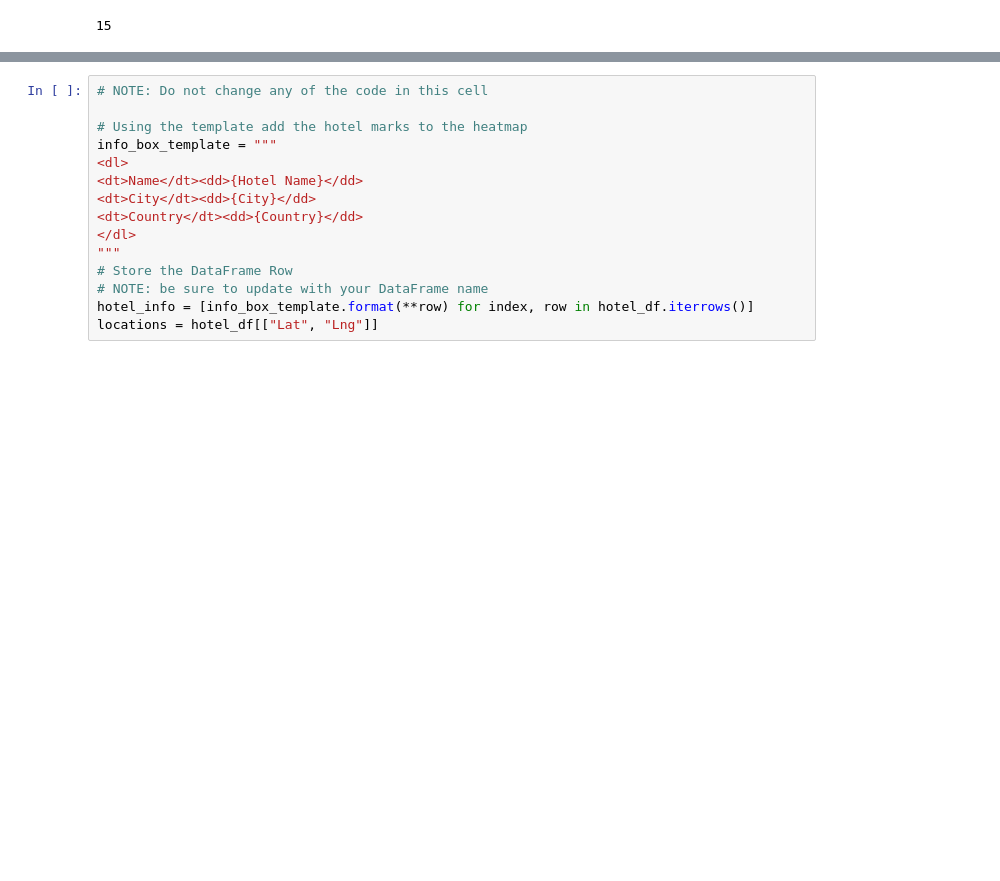
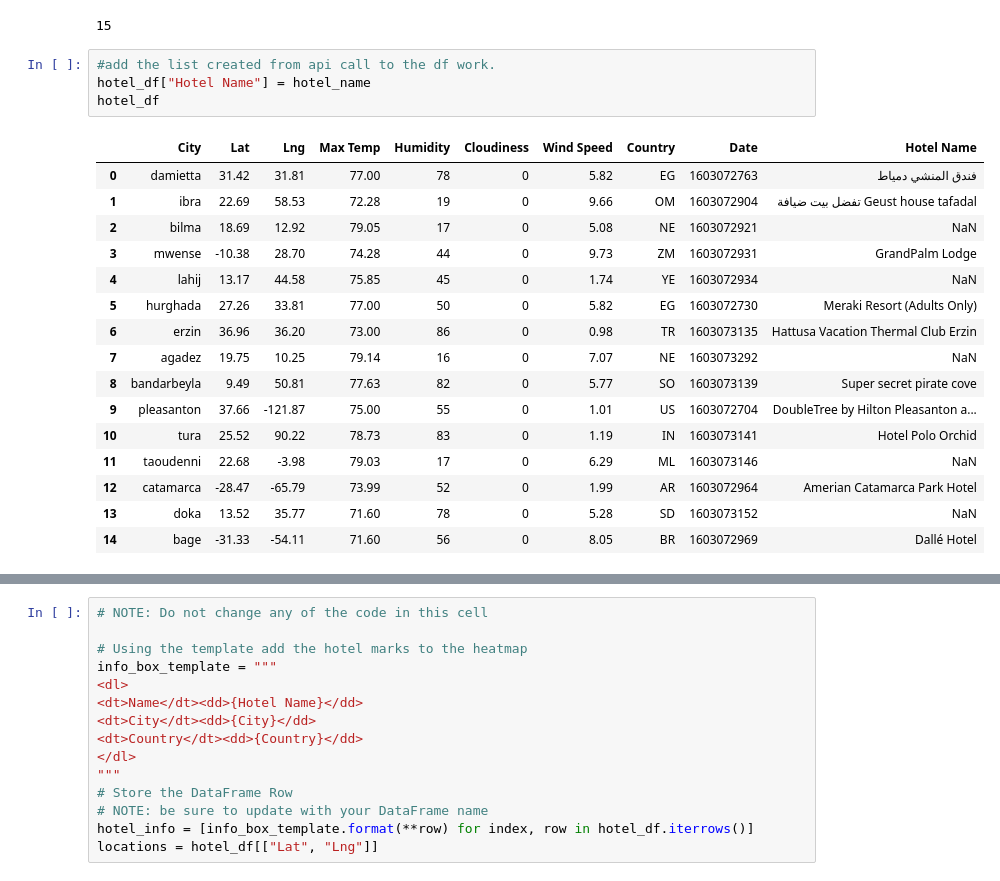
Before and after one commit to saronraut/python-api-challenge, a Jupyter notebook: Instructions/starter_code/VacationPy.ipynb, the cells around one changed output, grey strips where cells are left out. Cells and saved outputs as stored; diff of their text form; blank space fills up the shorter version.

Commit message:
all vacation codes restored

```diff
--- a/Instructions/starter_code/VacationPy.ipynb
+++ b/Instructions/starter_code/VacationPy.ipynb
@@ -207,3 +207,24 @@ for index, row in hotel_df.iterrows():
 len(hotel_name)
 # %% [output]
 15
+# %%
+#add the list created from api call to the df work.
+hotel_df["Hotel Name"] = hotel_name
+hotel_df
+# %% [output]
+|  | City | Lat | Lng | Max Temp | Humidity | Cloudiness | Wind Speed | Country | Date | Hotel Name |
+| 0 | damietta | 31.42 | 31.81 | 77.00 | 78 | 0 | 5.82 | EG | 1603072763 | فندق المنشي دمياط |
+| 1 | ibra | 22.69 | 58.53 | 72.28 | 19 | 0 | 9.66 | OM | 1603072904 | تفضل بيت ضيافة Geust house tafadal |
+| 2 | bilma | 18.69 | 12.92 | 79.05 | 17 | 0 | 5.08 | NE | 1603072921 | NaN |
+| 3 | mwense | -10.38 | 28.70 | 74.28 | 44 | 0 | 9.73 | ZM | 1603072931 | GrandPalm Lodge |
+| 4 | lahij | 13.17 | 44.58 | 75.85 | 45 | 0 | 1.74 | YE | 1603072934 | NaN |
+| 5 | hurghada | 27.26 | 33.81 | 77.00 | 50 | 0 | 5.82 | EG | 1603072730 | Meraki Resort (Adults Only) |
+| 6 | erzin | 36.96 | 36.20 | 73.00 | 86 | 0 | 0.98 | TR | 1603073135 | Hattusa Vacation Thermal Club Erzin |
+| 7 | agadez | 19.75 | 10.25 | 79.14 | 16 | 0 | 7.07 | NE | 1603073292 | NaN |
+| 8 | bandarbeyla | 9.49 | 50.81 | 77.63 | 82 | 0 | 5.77 | SO | 1603073139 | Super secret pirate cove |
+| 9 | pleasanton | 37.66 | -121.87 | 75.00 | 55 | 0 | 1.01 | US | 1603072704 | DoubleTree by Hilton Pleasanton a... |
+| 10 | tura | 25.52 | 90.22 | 78.73 | 83 | 0 | 1.19 | IN | 1603073141 | Hotel Polo Orchid |
+| 11 | taoudenni | 22.68 | -3.98 | 79.03 | 17 | 0 | 6.29 | ML | 1603073146 | NaN |
+| 12 | catamarca | -28.47 | -65.79 | 73.99 | 52 | 0 | 1.99 | AR | 1603072964 | Amerian Catamarca Park Hotel |
+| 13 | doka | 13.52 | 35.77 | 71.60 | 78 | 0 | 5.28 | SD | 1603073152 | NaN |
+| 14 | bage | -31.33 | -54.11 | 71.60 | 56 | 0 | 8.05 | BR | 1603072969 | Dallé Hotel |
```
Also changed, not shown: parts of 3 cells of this notebook.
